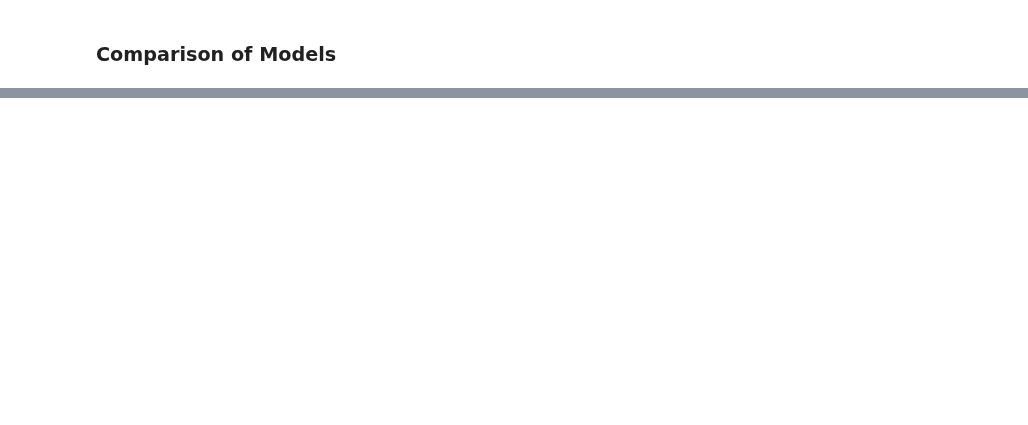
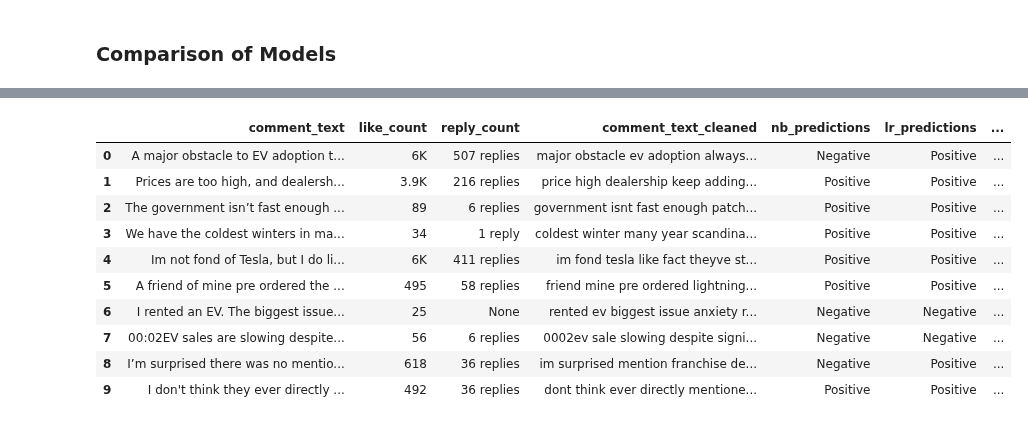
Before and after one commit to kkrusere/youTube-comments-Analyzer, a Jupyter notebook: LLM_fine-tuned.ipynb, the cells around one changed output, grey strips where cells are left out. Saved outputs shown, nothing was run; the diff lists cells and outputs as text; code cells hidden in the pictures; blank space fills up the shorter version.

```diff
--- a/LLM_fine-tuned.ipynb
+++ b/LLM_fine-tuned.ipynb
@@ -477,0 +486,14 @@ comments_data_df.head()
+# %%
+# Preprocess the comments data
+comments_data_df['comment_text_cleaned'] = comments_data_df['comment_text_cleaned'].apply(preprocess_text)
+
+# Feature extraction
+X = vectorizer.transform(comments_data_df['comment_text_cleaned'])
+
+comments_data_df['nb_predictions'] = nb_classifier.predict(X)
+comments_data_df['lr_predictions'] = lr_classifier.predict(X)
+comments_data_df['svm_predictions'] = svm_classifier.predict(X)
+comments_data_df['rf_predictions'] = rf_classifier.predict(X)
+
+
+comments_data_df.head()
@@ -478,10 +507,4 @@ comments_data_df.head()
 # %%
-
-comments_data_df['nb_predictions'] = nb_classifier.predict(comments_data_df['comment_text_cleaned'])
-comments_data_df['lr_predictions'] = lr_classifier.predict(comments_data_df['comment_text_cleaned'])
-comments_data_df['svm_predictions'] = svm_classifier.predict(comments_data_df['comment_text_cleaned'])
-comments_data_df['rf_predictions'] = rf_classifier.predict(comments_data_df['comment_text_cleaned'])
-
 y_pred_rnn_comments = rnn_model.predict(pad_sequences(tokenizer.texts_to_sequences(comments_data_df['comment_text_cleaned']), maxlen=max_len))
 y_pred_rnn_comments = np.argmax(y_pred_rnn_comments, axis=1)
 comments_data_df['rnn_predictions'] = y_pred_rnn_comments
@@ -487,0 +513,14 @@ comments_data_df['rnn_predictions'] = y_pred_rnn_comments
+# %%
+comments_data_df.head(10)
+# %% [output]
+|  | comment_text | like_count | reply_count | comment_text_cleaned | nb_predictions | lr_predictions | ... |
+| 0 | A major obstacle to EV adoption t... | 6K | 507 replies | major obstacle ev adoption always... | Negative | Positive | ... |
+| 1 | Prices are too high, and dealersh... | 3.9K | 216 replies | price high dealership keep adding... | Positive | Positive | ... |
+| 2 | The government isn’t fast enough ... | 89 | 6 replies | government isnt fast enough patch... | Positive | Positive | ... |
+| 3 | We have the coldest winters in ma... | 34 | 1 reply | coldest winter many year scandina... | Positive | Positive | ... |
+| 4 | Im not fond of Tesla, but I do li... | 6K | 411 replies | im fond tesla like fact theyve st... | Positive | Positive | ... |
+| 5 | A friend of mine pre ordered the ... | 495 | 58 replies | friend mine pre ordered lightning... | Positive | Positive | ... |
+| 6 | I rented an EV. The biggest issue... | 25 | None | rented ev biggest issue anxiety r... | Negative | Negative | ... |
+| 7 | 00:02EV sales are slowing despite... | 56 | 6 replies | 0002ev sale slowing despite signi... | Negative | Negative | ... |
+| 8 | I’m surprised there was no mentio... | 618 | 36 replies | im surprised mention franchise de... | Negative | Positive | ... |
+| 9 | I don't think they ever directly ... | 492 | 36 replies | dont think ever directly mentione... | Positive | Positive | ... |
```
Also changed, not shown: parts of 10 cells of this notebook.
